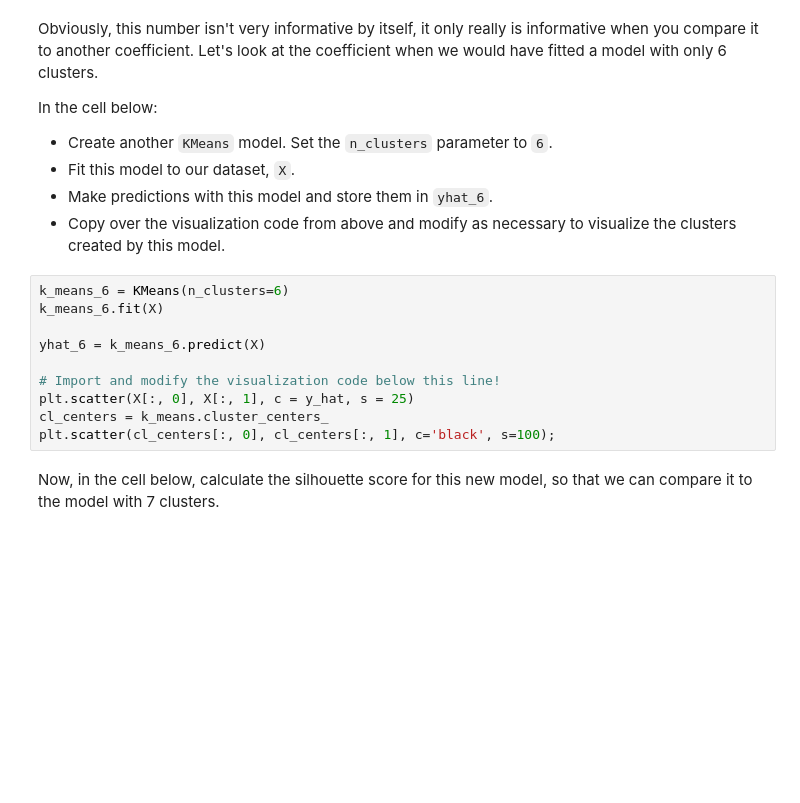
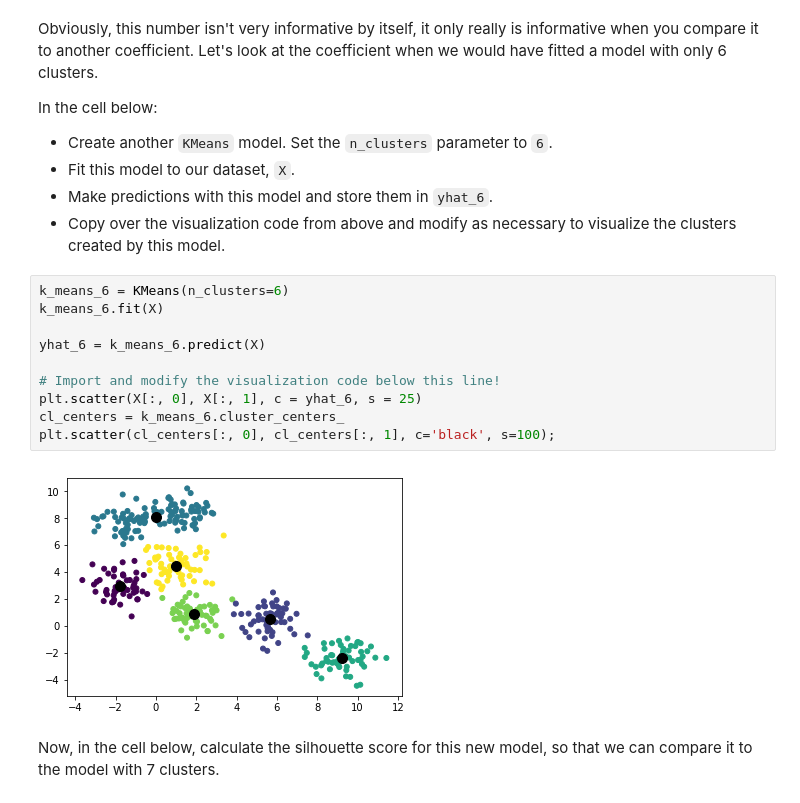
Before and after one commit to fleralle/ds-k-means-clustering-lab-houston-ds-042219, a Jupyter notebook: index.ipynb, the cells around one changed output. Drawn from its saved outputs; the diff is of its cells as text; blank space fills up the shorter version.

```diff
--- a/index.ipynb
+++ b/index.ipynb
@@ -117,13 +117,15 @@ In the cell below:
 # %%
 k_means_6 = KMeans(n_clusters=6)
 k_means_6.fit(X)
 
 yhat_6 = k_means_6.predict(X)
 
 # Import and modify the visualization code below this line!
-plt.scatter(X[:, 0], X[:, 1], c = y_hat, s = 25)
-cl_centers = k_means.cluster_centers_
+plt.scatter(X[:, 0], X[:, 1], c = yhat_6, s = 25)
+cl_centers = k_means_6.cluster_centers_
 plt.scatter(cl_centers[:, 0], cl_centers[:, 1], c='black', s=100);
+# %% [output]
+[figure, added]
 # %% [markdown]
 Now, in the cell below, calculate the silhouette score for this new model, so that we can compare it to the model with 7 clusters.
 # %%
```
